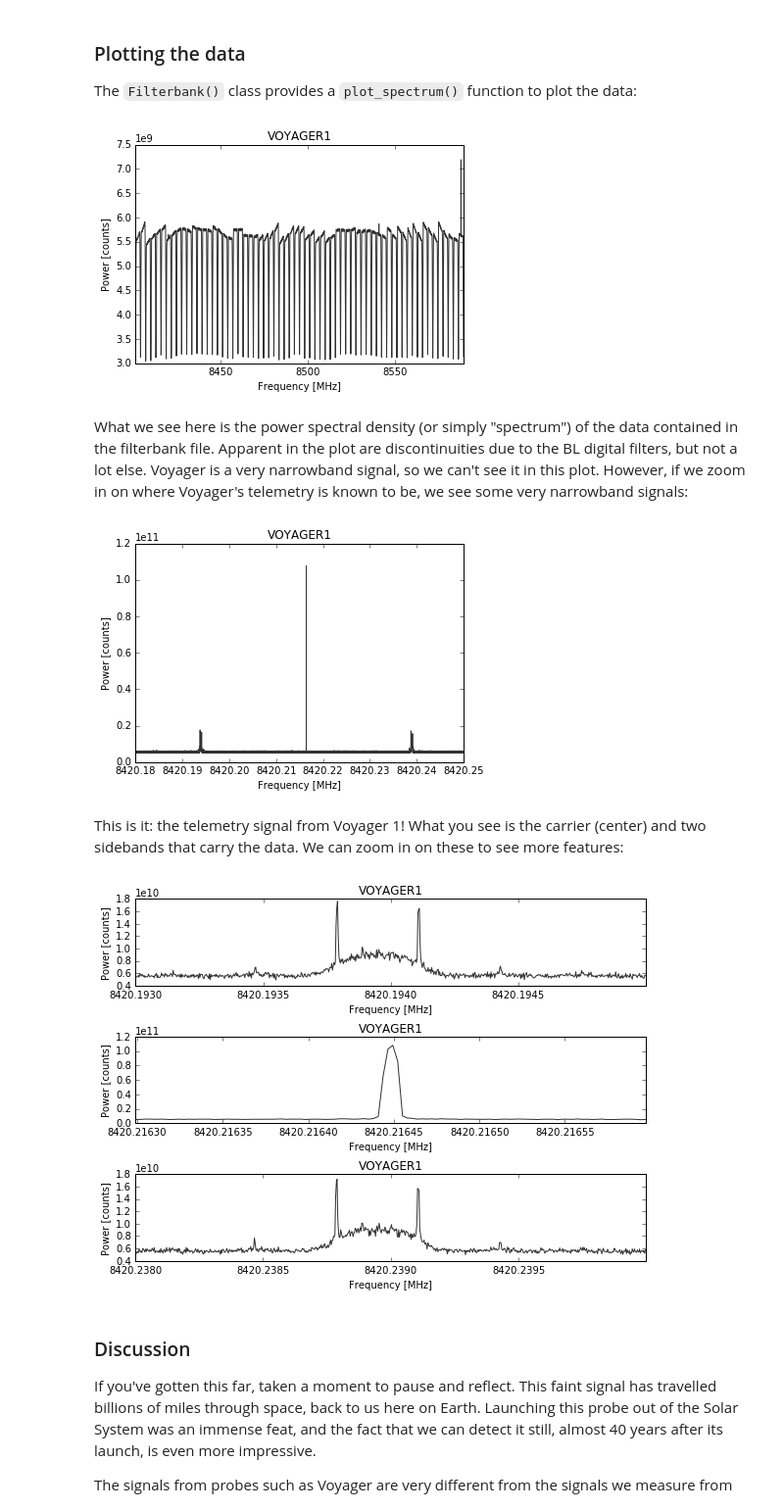
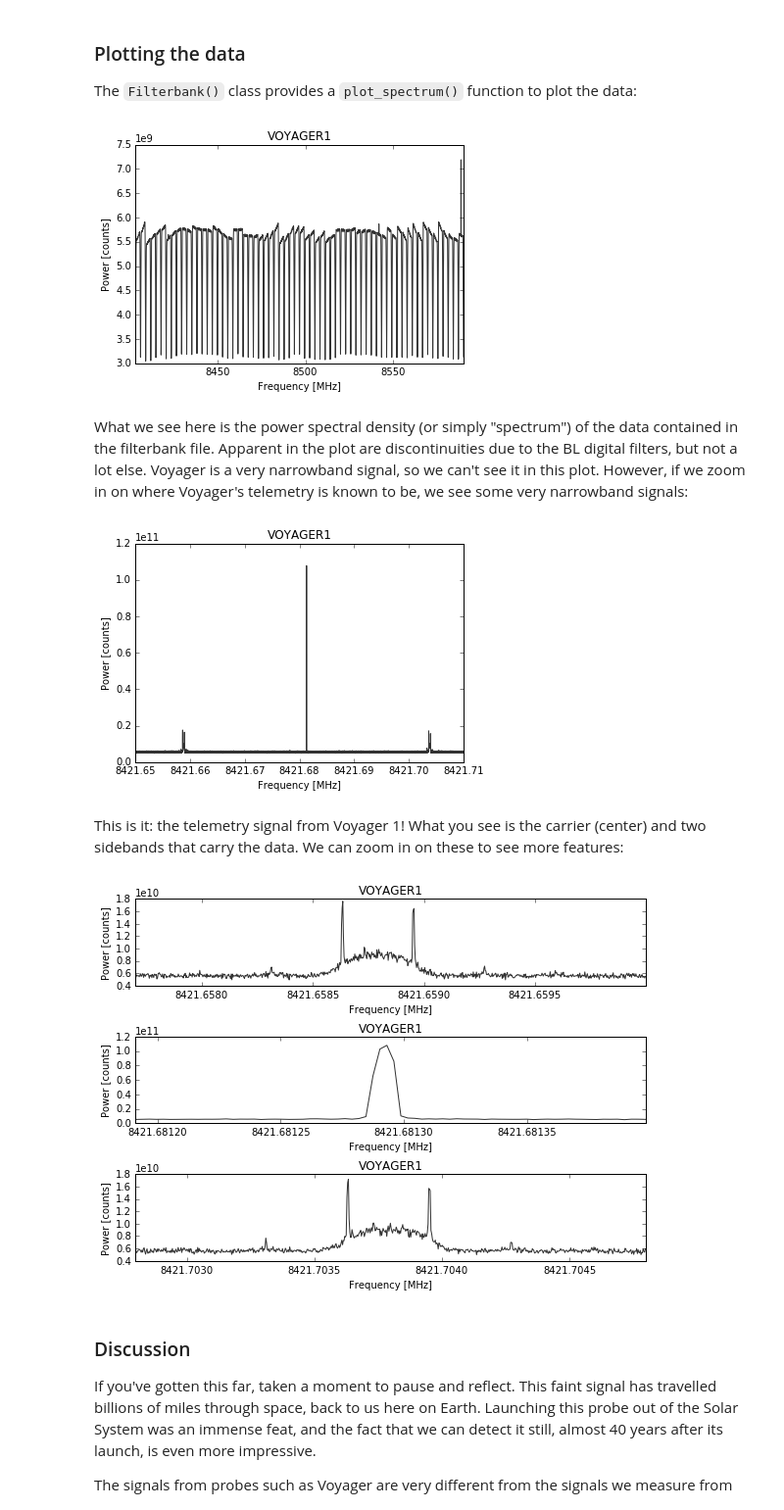
Before and after one commit to UCBerkeleySETI/breakthrough, a Jupyter notebook: GBT/voyager/voyager.ipynb, the cells around one changed output. Shown at 98% size. Cells and saved outputs as stored; diff of their text form; code cells hidden in the pictures.

Commit message:
Link to Voyager file and correct frequencies

```diff
--- a/GBT/voyager/voyager.ipynb
+++ b/GBT/voyager/voyager.ipynb
@@ -37,7 +37,7 @@ from filterbank import Filterbank
 # %% [markdown]
 Now, let's read the observation data using `Filterbank()`:
 # %%
-obs = Filterbank('voyager_f1032192_t300.fil')
+obs = Filterbank('voyager_f1032192_t300_v2.fil')
 # %% [markdown]
 We can get basic info about the file by reading the filterbank header. The `info()` method will do this:
 # %%
@@ -81,26 +81,26 @@ The `Filterbank()` class provides a `plot_spectrum()` function to plot the data:
 # %%
 obs.plot_spectrum()
 # %% [output]
-[figure, old version]
+[figure, new version]
 # %% [markdown]
 What we see here is the power spectral density (or simply "spectrum") of the data contained in the filterbank file. Apparent in the plot are discontinuities due to the BL digital filters, but not a lot else. Voyager is a very narrowband signal, so we can't see it in this plot. However, if we zoom in on where Voyager's telemetry is known to be, we see some very narrowband signals:
 # %%
-obs.plot_spectrum(f_start=8420.18, f_stop=8420.25)
+obs.plot_spectrum(f_start=8421.65, f_stop=8421.71)
 # %% [output]
-[figure, old version]
+[figure, new version]
 # %% [markdown]
 This is it: the telemetry signal from Voyager 1! What you see is the carrier (center) and two sidebands that carry the data. We can zoom in on these to see more features:
 # %%
 plt.figure(figsize=(8, 6))
 plt.subplot(3,1,1)
-obs.plot_spectrum(f_start=8420.193, f_stop=8420.195) # left sideband
+obs.plot_spectrum(f_start=8421.6577, f_stop=8421.6600) # left sideband
 plt.subplot(3,1,2)
-obs.plot_spectrum(f_start=8420.2163, f_stop=8420.2166) # carrier
+obs.plot_spectrum(f_start=8421.68119, f_stop=8421.68140) # carrier
 plt.subplot(3,1,3)
-obs.plot_spectrum(f_start=8420.238, f_stop=8420.24) # right sideband
+obs.plot_spectrum(f_start=8421.7028, f_stop=8421.7048) # right sideband
 plt.tight_layout()
 # %% [output]
-[figure, old version]
+[figure, new version]
 # %% [markdown]
 ### Discussion
 
```
Also changed, not shown: parts of 2 cells of this notebook.
